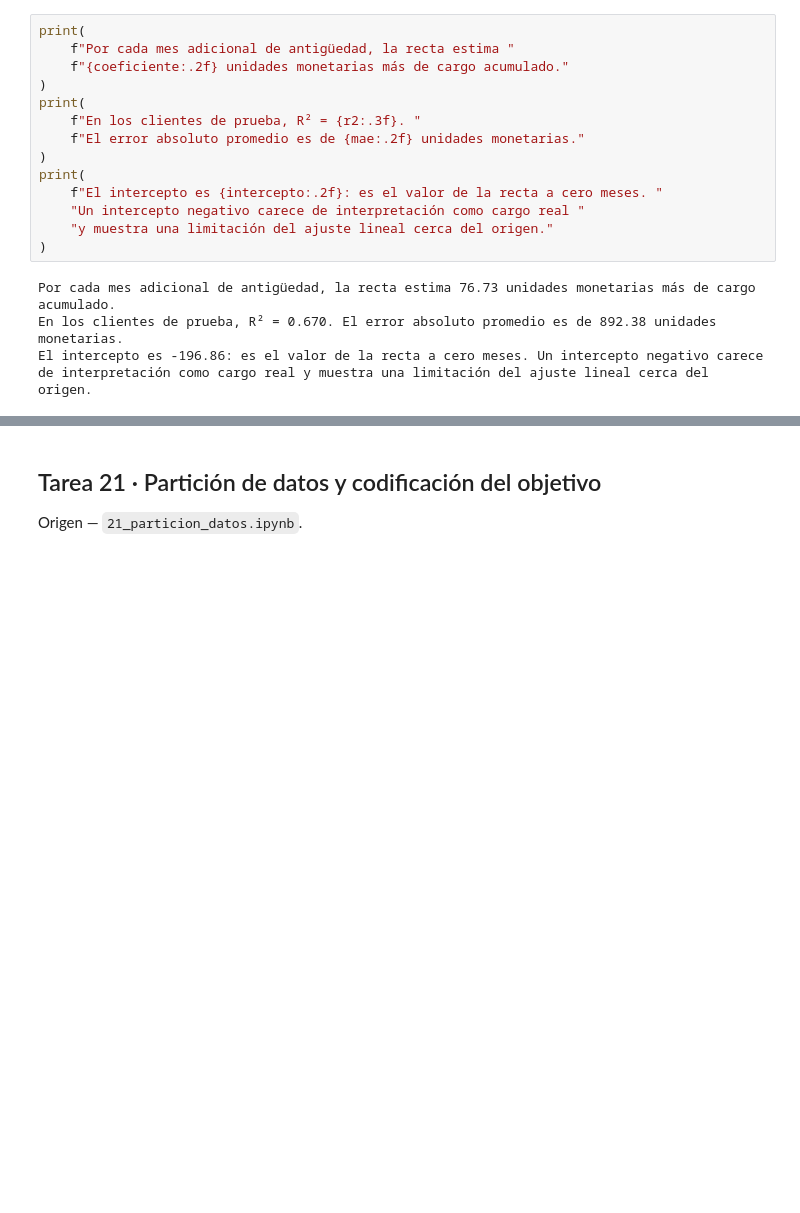
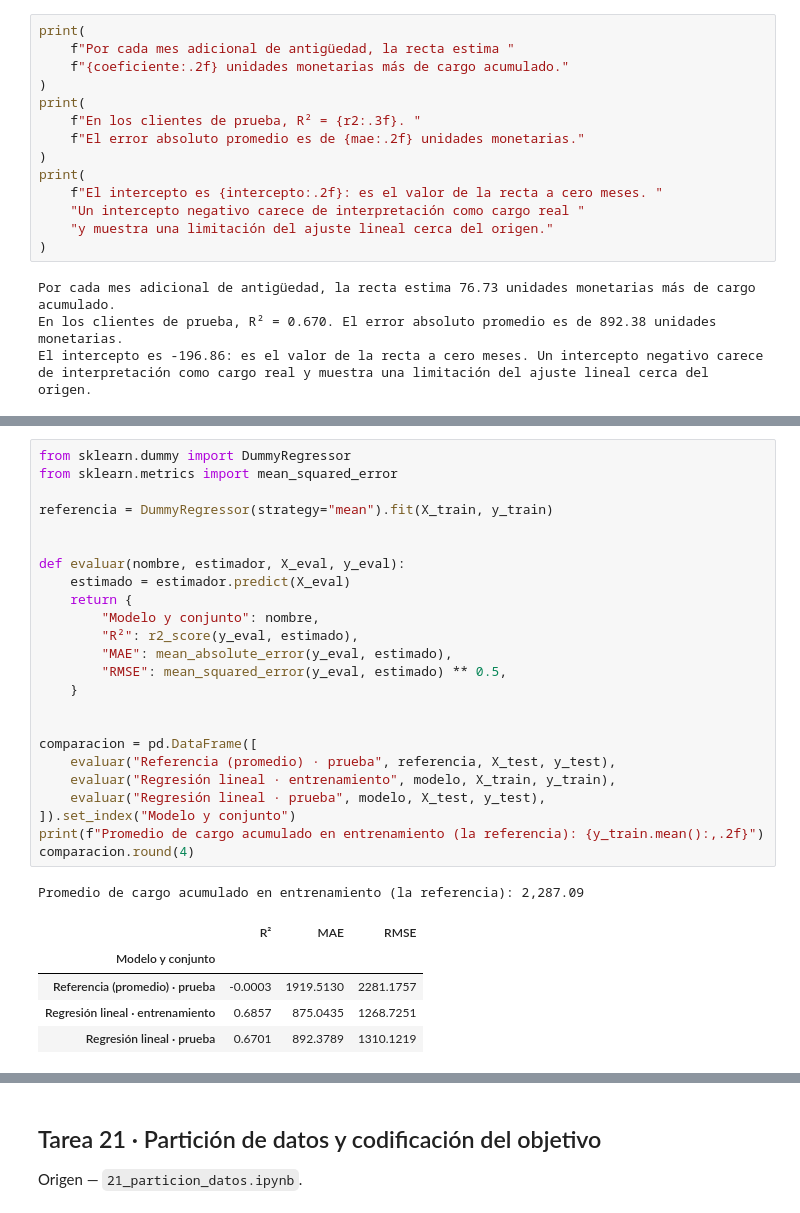
Before and after one commit to julianschmidt1/tpi-analisis-de-datos, a Jupyter notebook: notebooks/TPI_Analisis_de_Datos.ipynb, the cells around one changed output, grey strips where cells are left out. Drawn from its saved outputs; the diff is of its cells as text; blank space fills up the shorter version.

```diff
--- a/notebooks/TPI_Analisis_de_Datos.ipynb
+++ b/notebooks/TPI_Analisis_de_Datos.ipynb
@@ -2027,0 +2042,31 @@ El intercepto es -196.86: es el valor de la recta a cero meses. Un intercepto ne
+# %%
+from sklearn.dummy import DummyRegressor
+from sklearn.metrics import mean_squared_error
+
+referencia = DummyRegressor(strategy="mean").fit(X_train, y_train)
+
+
+def evaluar(nombre, estimador, X_eval, y_eval):
+    estimado = estimador.predict(X_eval)
+    return {
+        "Modelo y conjunto": nombre,
+        "R²": r2_score(y_eval, estimado),
+        "MAE": mean_absolute_error(y_eval, estimado),
+        "RMSE": mean_squared_error(y_eval, estimado) ** 0.5,
+    }
+
+
+comparacion = pd.DataFrame([
+    evaluar("Referencia (promedio) · prueba", referencia, X_test, y_test),
+    evaluar("Regresión lineal · entrenamiento", modelo, X_train, y_train),
+    evaluar("Regresión lineal · prueba", modelo, X_test, y_test),
+]).set_index("Modelo y conjunto")
+print(f"Promedio de cargo acumulado en entrenamiento (la referencia): {y_train.mean():,.2f}")
+comparacion.round(4)
+# %% [output]
+Promedio de cargo acumulado en entrenamiento (la referencia): 2,287.09
+|  | R² | MAE | RMSE |
+| Modelo y conjunto |  |  |  |
+| Referencia (promedio) · prueba | -0.0003 | 1919.5130 | 2281.1757 |
+| Regresión lineal · entrenamiento | 0.6857 | 875.0435 | 1268.7251 |
+| Regresión lineal · prueba | 0.6701 | 892.3789 | 1310.1219 |
```
Also changed, not shown: parts of 15 cells of this notebook, 11 other files.
